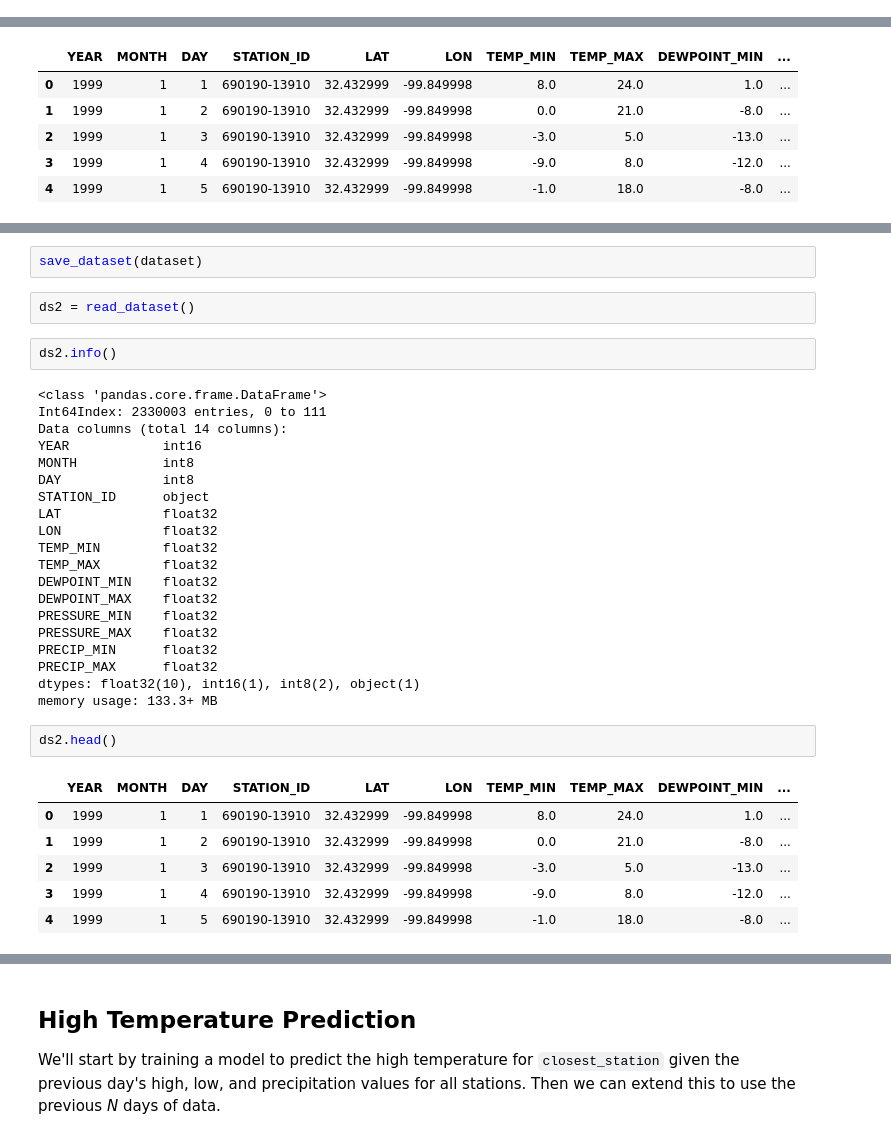
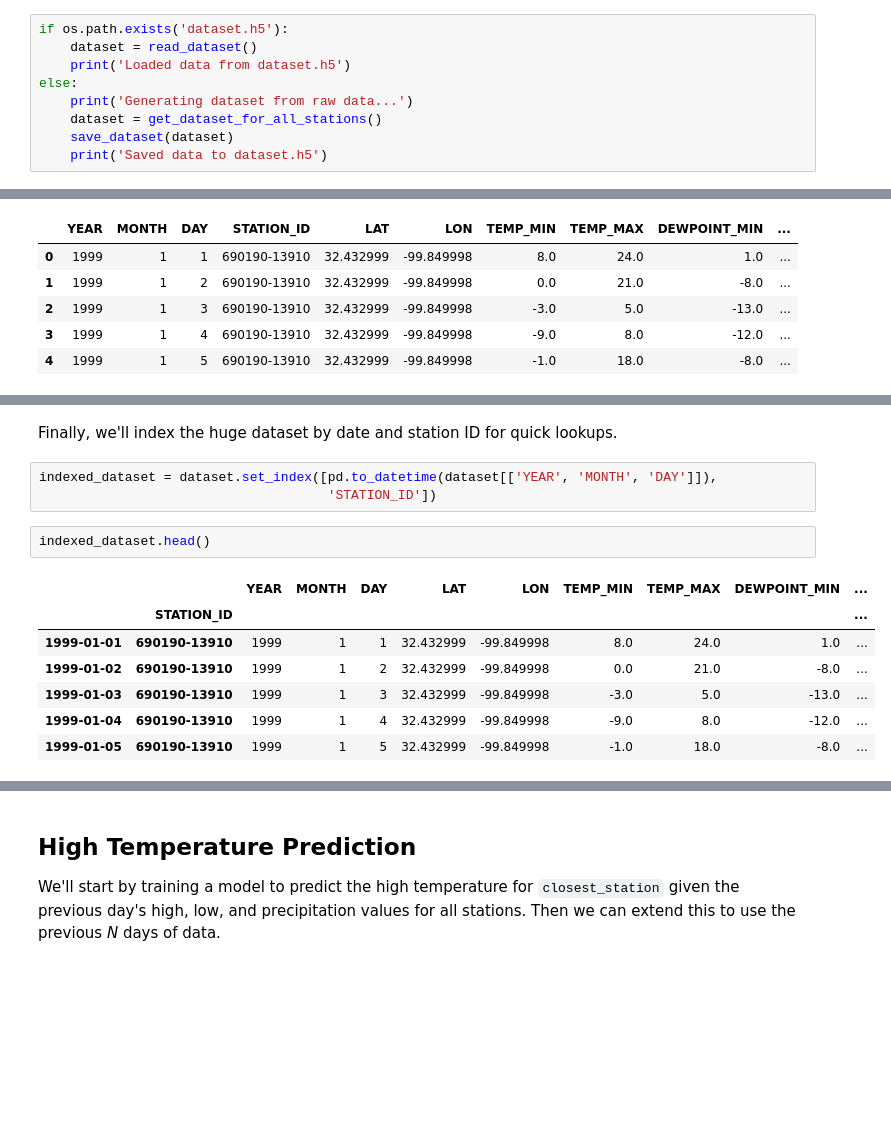
Before and after one commit to kristopherjohnson/weatherprediction, a Jupyter notebook: WeatherPrediction.ipynb, the cells around one changed output, grey strips where cells are left out. Cells and saved outputs as stored; diff of their text form; blank space fills up the shorter version.

Commit message:
Read dataset.h5 if it exists, otherwise regenerate data

```diff
--- a/WeatherPrediction.ipynb
+++ b/WeatherPrediction.ipynb
@@ -526,0 +557,9 @@ dataset = get_dataset_for_all_stations()
+# %%
+if os.path.exists('dataset.h5'):
+    dataset = read_dataset()
+    print('Loaded data from dataset.h5')
+else:
+    print('Generating dataset from raw data...')
+    dataset = get_dataset_for_all_stations()
+    save_dataset(dataset)
+    print('Saved data to dataset.h5')
@@ -580,35 +600,15 @@ def read_dataset(path='dataset.h5'):
-# %%
-save_dataset(dataset)
-# %%
-ds2 = read_dataset()
-# %%
-ds2.info()
-# %% [output]
-<class 'pandas.core.frame.DataFrame'>
-Int64Index: 2330003 entries, 0 to 111
-Data columns (total 14 columns):
-YEAR            int16
-MONTH           int8
-DAY             int8
-STATION_ID      object
-LAT             float32
-LON             float32
-TEMP_MIN        float32
-TEMP_MAX        float32
-DEWPOINT_MIN    float32
-DEWPOINT_MAX    float32
-PRESSURE_MIN    float32
-PRESSURE_MAX    float32
-PRECIP_MIN      float32
-PRECIP_MAX      float32
-dtypes: float32(10), int16(1), int8(2), object(1)
-memory usage: 133.3+ MB
+# %% [markdown]
+Finally, we'll index the huge dataset by date and station ID for quick lookups.
+# %%
+indexed_dataset = dataset.set_index([pd.to_datetime(dataset[['YEAR', 'MONTH', 'DAY']]),
+                                     'STATION_ID'])
 # %%
-ds2.head()
+indexed_dataset.head()
 # %% [output]
-|  | YEAR | MONTH | DAY | STATION_ID | LAT | LON | TEMP_MIN | TEMP_MAX | DEWPOINT_MIN | ... |
-| 0 | 1999 | 1 | 1 | 690190-13910 | 32.432999 | -99.849998 | 8.0 | 24.0 | 1.0 | ... |
-| 1 | 1999 | 1 | 2 | 690190-13910 | 32.432999 | -99.849998 | 0.0 | 21.0 | -8.0 | ... |
-| 2 | 1999 | 1 | 3 | 690190-13910 | 32.432999 | -99.849998 | -3.0 | 5.0 | -13.0 | ... |
-| 3 | 1999 | 1 | 4 | 690190-13910 | 32.432999 | -99.849998 | -9.0 | 8.0 | -12.0 | ... |
-| 4 | 1999 | 1 | 5 | 690190-13910 | 32.432999 | -99.849998 | -1.0 | 18.0 | -8.0 | ... |
+|  |  | YEAR | MONTH | DAY | LAT | LON | TEMP_MIN | TEMP_MAX | DEWPOINT_MIN | ... |
+|  | STATION_ID |  |  |  |  |  |  |  |  | ... |
+| 1999-01-01 | 690190-13910 | 1999 | 1 | 1 | 32.432999 | -99.849998 | 8.0 | 24.0 | 1.0 | ... |
+| 1999-01-02 | 690190-13910 | 1999 | 1 | 2 | 32.432999 | -99.849998 | 0.0 | 21.0 | -8.0 | ... |
+| 1999-01-03 | 690190-13910 | 1999 | 1 | 3 | 32.432999 | -99.849998 | -3.0 | 5.0 | -13.0 | ... |
+| 1999-01-04 | 690190-13910 | 1999 | 1 | 4 | 32.432999 | -99.849998 | -9.0 | 8.0 | -12.0 | ... |
+| 1999-01-05 | 690190-13910 | 1999 | 1 | 5 | 32.432999 | -99.849998 | -1.0 | 18.0 | -8.0 | ... |
```
Also changed, not shown: parts of 16 cells of this notebook.
